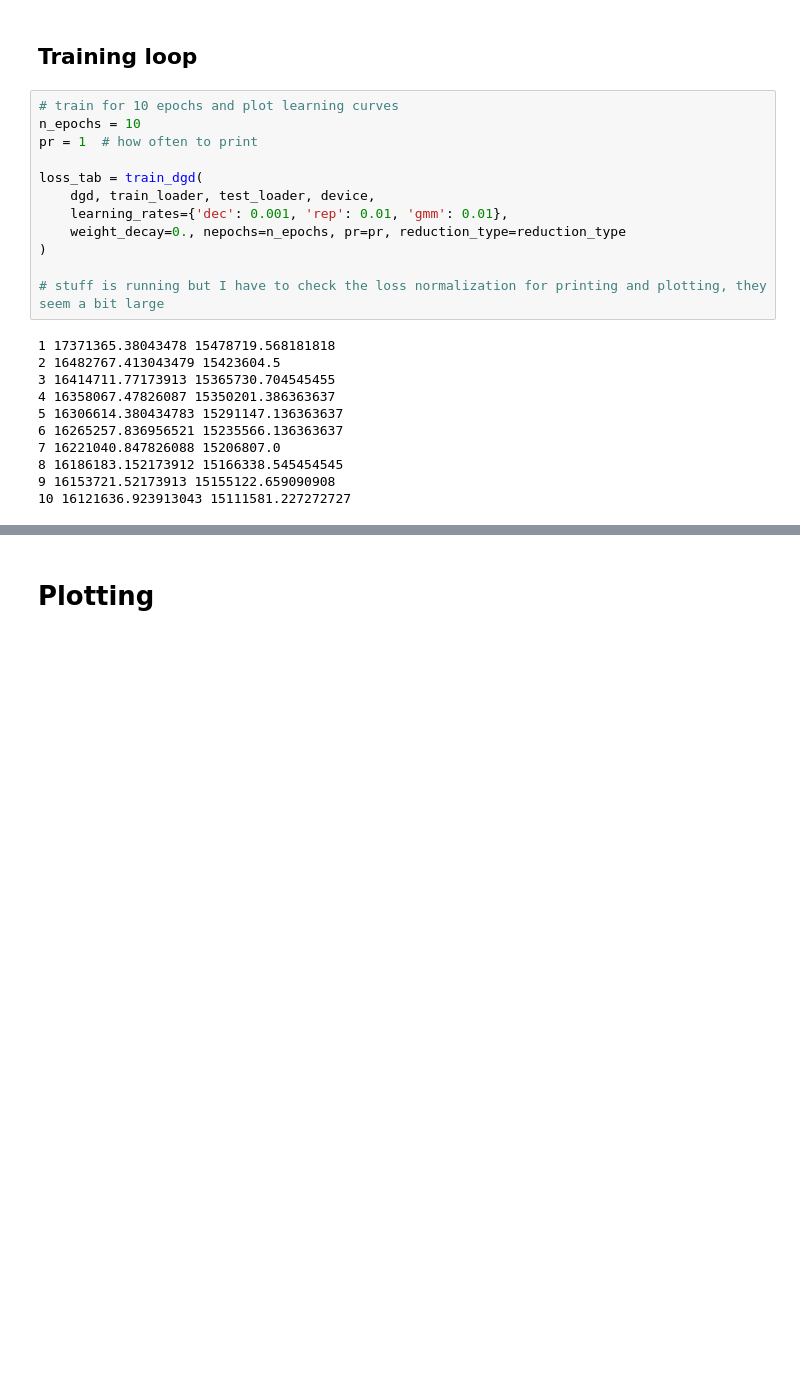
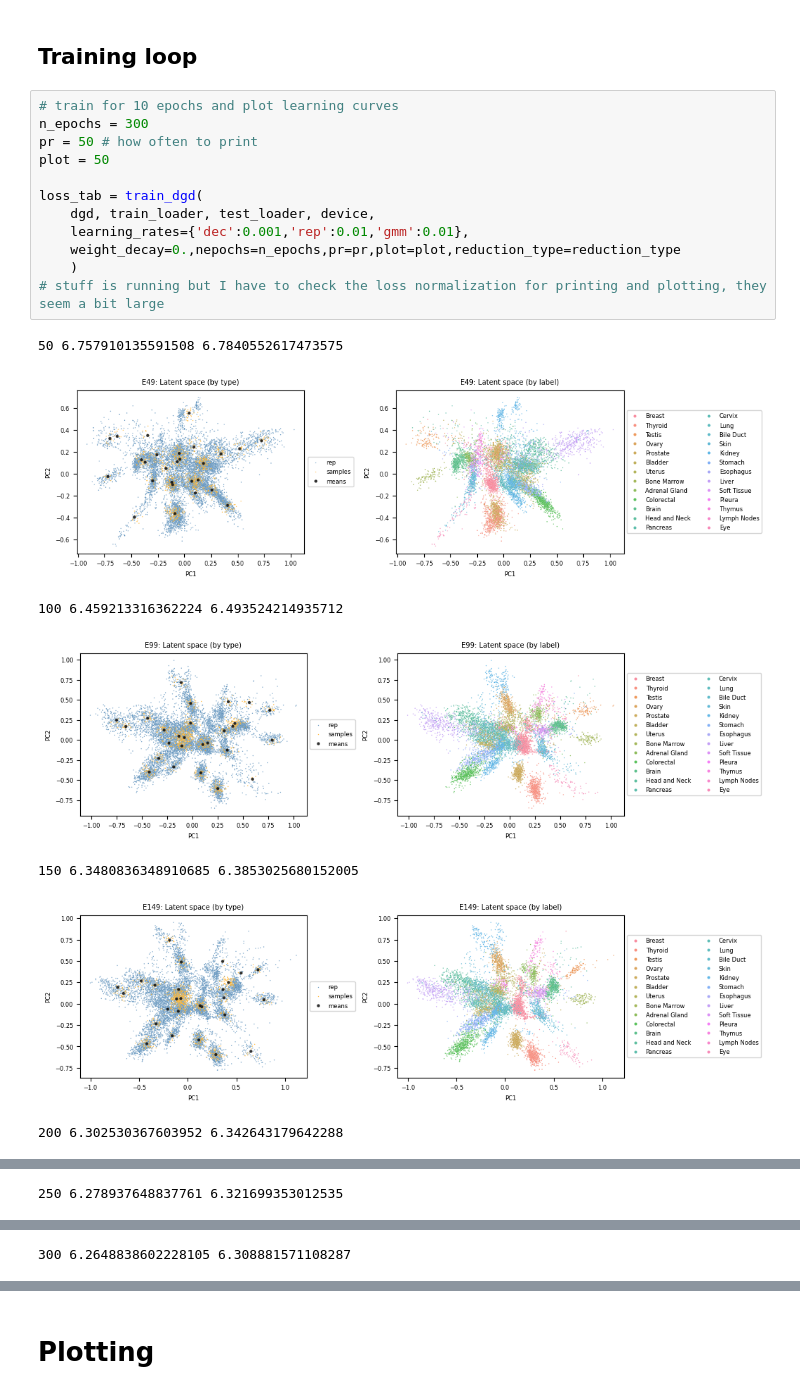
Before and after one commit to farzamani/miDGD, a Jupyter notebook: main_tcga.ipynb, the cells around one changed output, grey strips where cells are left out. Drawn from its saved outputs; the diff is of its cells as text; blank space fills up the shorter version.

```diff
--- a/main_tcga.ipynb
+++ b/main_tcga.ipynb
@@ -279,24 +342,21 @@ dgd = DGD(
 ## Training loop
 # %%
 # train for 10 epochs and plot learning curves
-n_epochs = 10
-pr = 1  # how often to print
+n_epochs = 300
+pr = 50 # how often to print
+plot = 50
 
 loss_tab = train_dgd(
     dgd, train_loader, test_loader, device,
-    learning_rates={'dec': 0.001, 'rep': 0.01, 'gmm': 0.01},
-    weight_decay=0., nepochs=n_epochs, pr=pr, reduction_type=reduction_type
-)
-
+    learning_rates={'dec':0.001,'rep':0.01,'gmm':0.01},
+    weight_decay=0.,nepochs=n_epochs,pr=pr,plot=plot,reduction_type=reduction_type
+    )
 # stuff is running but I have to check the loss normalization for printing and plotting, they seem a bit large
 # %% [output]
-1 17371365.38043478 15478719.568181818
-2 16482767.413043479 15423604.5
-3 16414711.77173913 15365730.704545455
-4 16358067.47826087 15350201.386363637
-5 16306614.380434783 15291147.136363637
-6 16265257.836956521 15235566.136363637
-7 16221040.847826088 15206807.0
-8 16186183.152173912 15166338.545454545
-9 16153721.52173913 15155122.659090908
-10 16121636.923913043 15111581.227272727
+50 6.757910135591508 6.7840552617473575
+[figure, added]
+100 6.459213316362224 6.493524214935712
+[figure, added]
+150 6.3480836348910685 6.3853025680152005
+[figure, added]
+200 6.302530367603952 6.342643179642288
@@ -302,0 +364 @@ loss_tab = train_dgd(
+250 6.278937648837761 6.321699353012535
@@ -302,0 +366 @@ loss_tab = train_dgd(
+300 6.2648838602228105 6.308881571108287
```
Also changed, not shown: parts of 21 cells of this notebook, 4 other files.
